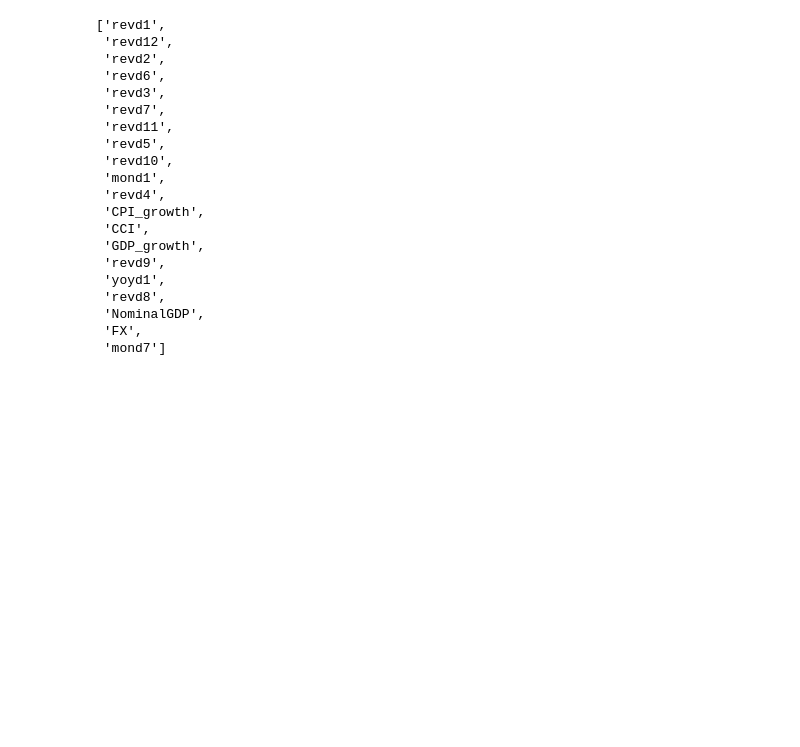
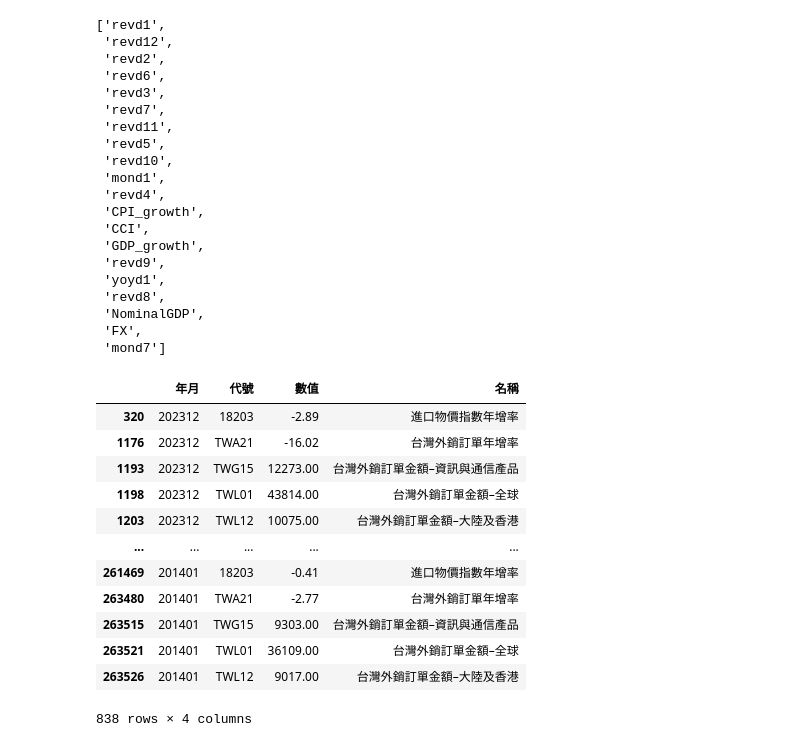
Before and after one commit to Carolyehhh/revenue-prediction, a Jupyter notebook: GDP_train.ipynb, the cells around one changed output. Cells and saved outputs as stored; diff of their text form; code cells hidden in the pictures; blank space fills up the shorter version.

Commit message:
extract several new macro variables

```diff
--- a/GDP_train.ipynb
+++ b/GDP_train.ipynb
@@ -638,3 +664,26 @@ Varialble_import20
  'NominalGDP',
  'FX',
  'mond7']
+# %%
+Macro_currency_sales = MacroInfo[MacroInfo['名稱']. isin( ['貨幣總額年增率(M1A)日平均', '貨幣總額年增率(M2)日平均',
+                                                        '台灣外銷訂單金額–全球', '台灣外銷訂單金額–大陸及香港',
+                                                        '台灣外銷訂單金額–資訊與通信產品', '台灣外銷訂單年增率',
+                                                        '進口物價指數年增率'
+                                                        ])]
+Macro_prosperity = MacroInfo[MacroInfo['名稱']. isin( ['台灣景氣領先指標', '台灣景氣同時指標', '台灣景氣落後指標'])]
+# %%
+Macro_currency_sales = Macro_currency_sales.rename({'年月':'ddate',})
+# %% [output]
+|  | 年月 | 代號 | 數值 | 名稱 |
+| 320 | 202312 | 18203 | -2.89 | 進口物價指數年增率 |
+| 1176 | 202312 | TWA21 | -16.02 | 台灣外銷訂單年增率 |
+| 1193 | 202312 | TWG15 | 12273.00 | 台灣外銷訂單金額–資訊與通信產品 |
+| 1198 | 202312 | TWL01 | 43814.00 | 台灣外銷訂單金額–全球 |
+| 1203 | 202312 | TWL12 | 10075.00 | 台灣外銷訂單金額–大陸及香港 |
+| ... | ... | ... | ... | ... |
+| 261469 | 201401 | 18203 | -0.41 | 進口物價指數年增率 |
+| 263480 | 201401 | TWA21 | -2.77 | 台灣外銷訂單年增率 |
+| 263515 | 201401 | TWG15 | 9303.00 | 台灣外銷訂單金額–資訊與通信產品 |
+| 263521 | 201401 | TWL01 | 36109.00 | 台灣外銷訂單金額–全球 |
+| 263526 | 201401 | TWL12 | 9017.00 | 台灣外銷訂單金額–大陸及香港 |
+838 rows × 4 columns
```
Also changed, not shown: parts of 3 cells of this notebook.
